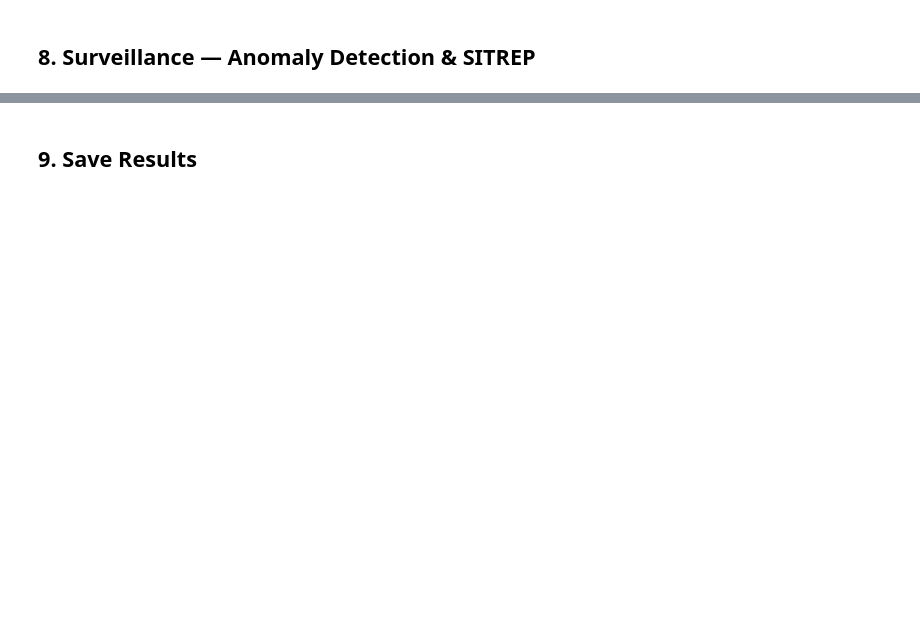
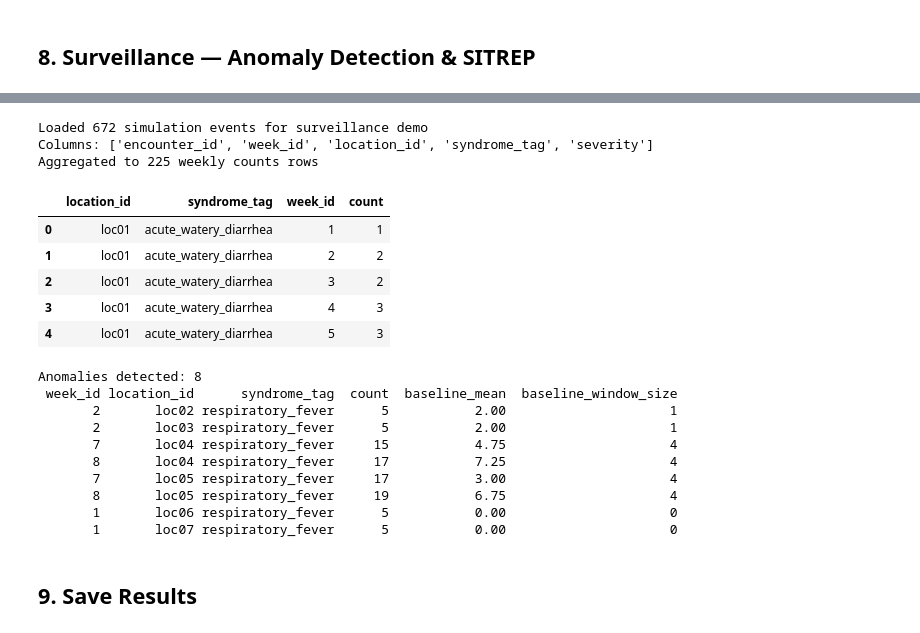
Before and after one commit to KheziaNtomo/chw-copilot, a Jupyter notebook: notebooks/kaggle_main.ipynb, the cells around one changed output, grey strips where cells are left out. Saved outputs shown, nothing was run; the diff lists cells and outputs as text; code cells hidden in the pictures; blank space fills up the shorter version.

```diff
--- a/notebooks/kaggle_main.ipynb
+++ b/notebooks/kaggle_main.ipynb
@@ -613,20 +669,77 @@ print(weekly_counts)
 # %%
+# --- Surveillance demo: load sim events -> aggregate -> anomaly detect ---
+
 # Also load the full sim_events for surveillance demo
 sim_path = ROOT / "data_synth" / "sim_events.csv"
+
 if sim_path.exists():
     sim_df = pd.read_csv(sim_path)
     print(f"Loaded {len(sim_df)} simulation events for surveillance demo")
+    print("Columns:", list(sim_df.columns))
 
-    # Anomaly detection
-    sys.path.insert(0, str(ROOT))
+    # Detect the syndrome column (handles 'syndrome_tag', 'syndrome', 'syndrome_*', etc.)
+    syndrome_col = next((c for c in sim_df.columns if "syndrome" in c.lower()), None)
+    if syndrome_col is None:
+        raise ValueError(
+            "No syndrome-like column found. Expected a column containing 'syndrome' in its name."
+        )
+
+    # Ensure week_id exists
+    if "week_id" not in sim_df.columns:
+        raise ValueError("sim_events.csv is missing required column: week_id")
+
+    # Ensure location_id exists
+    if "location_id" not in sim_df.columns:
+        raise ValueError("sim_events.csv is missing required column: location_id")
+
+    # Aggregate event-level rows into weekly counts expected by detect_anomalies()
+    weekly_counts = (
+        sim_df
+        .groupby(["location_id", syndrome_col, "week_id"], dropna=False)
+        .size()
+        .reset_index(name="count")
+        .rename(columns={syndrome_col: "syndrome_tag"})
+    )
+
+    # Make sure week_id is numeric (detect.py uses ranges/min/max)
+    weekly_counts["week_id"] = pd.to_numeric(weekly_counts["week_id"], errors="raise").astype(int)
+
+    print(f"Aggregated to {len(weekly_counts)} weekly counts rows")
+    display(weekly_counts.head())
+
+    # Import detector (make sure ROOT is on path if src lives there)
+    if str(ROOT) not in sys.path:
+        sys.path.insert(0, str(ROOT))
+
     from src.detect import detect_anomalies
 
-    anomalies = detect_anomalies(sim_df)
+    anomalies = detect_anomalies(weekly_counts)
+
     print(f"\nAnomalies detected: {len(anomalies)}")
     if not anomalies.empty:
         print(anomalies.to_string(index=False))
 else:
     print("No sim_events.csv found — skip surveillance demo")
+# %% [output]
+Loaded 672 simulation events for surveillance demo
+Columns: ['encounter_id', 'week_id', 'location_id', 'syndrome_tag', 'severity']
+Aggregated to 225 weekly counts rows
+|  | location_id | syndrome_tag | week_id | count |
+| 0 | loc01 | acute_watery_diarrhea | 1 | 1 |
+| 1 | loc01 | acute_watery_diarrhea | 2 | 2 |
+| 2 | loc01 | acute_watery_diarrhea | 3 | 2 |
+| 3 | loc01 | acute_watery_diarrhea | 4 | 3 |
+| 4 | loc01 | acute_watery_diarrhea | 5 | 3 |
+Anomalies detected: 8
+ week_id location_id      syndrome_tag  count  baseline_mean  baseline_window_size
+       2       loc02 respiratory_fever      5           2.00                     1
+       2       loc03 respiratory_fever      5           2.00                     1
+       7       loc04 respiratory_fever     15           4.75                     4
+       8       loc04 respiratory_fever     17           7.25                     4
+       7       loc05 respiratory_fever     17           3.00                     4
+       8       loc05 respiratory_fever     19           6.75                     4
+       1       loc06 respiratory_fever      5           0.00                     0
+       1       loc07 respiratory_fever      5           0.00                     0
 # %%
 # Generate SITREP for the outbreak week using MedGemma
 if sim_path.exists() and not anomalies.empty:
```
Also changed, not shown: parts of 5 cells of this notebook.
